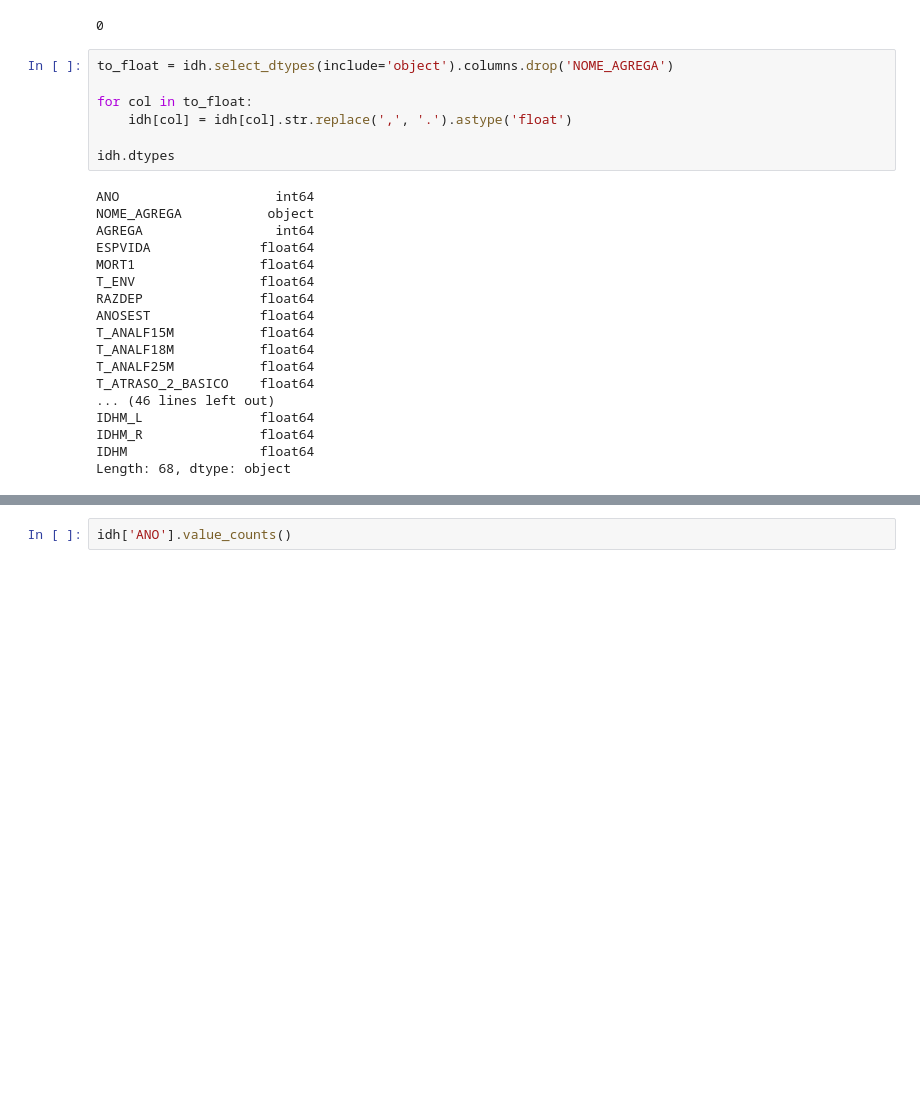
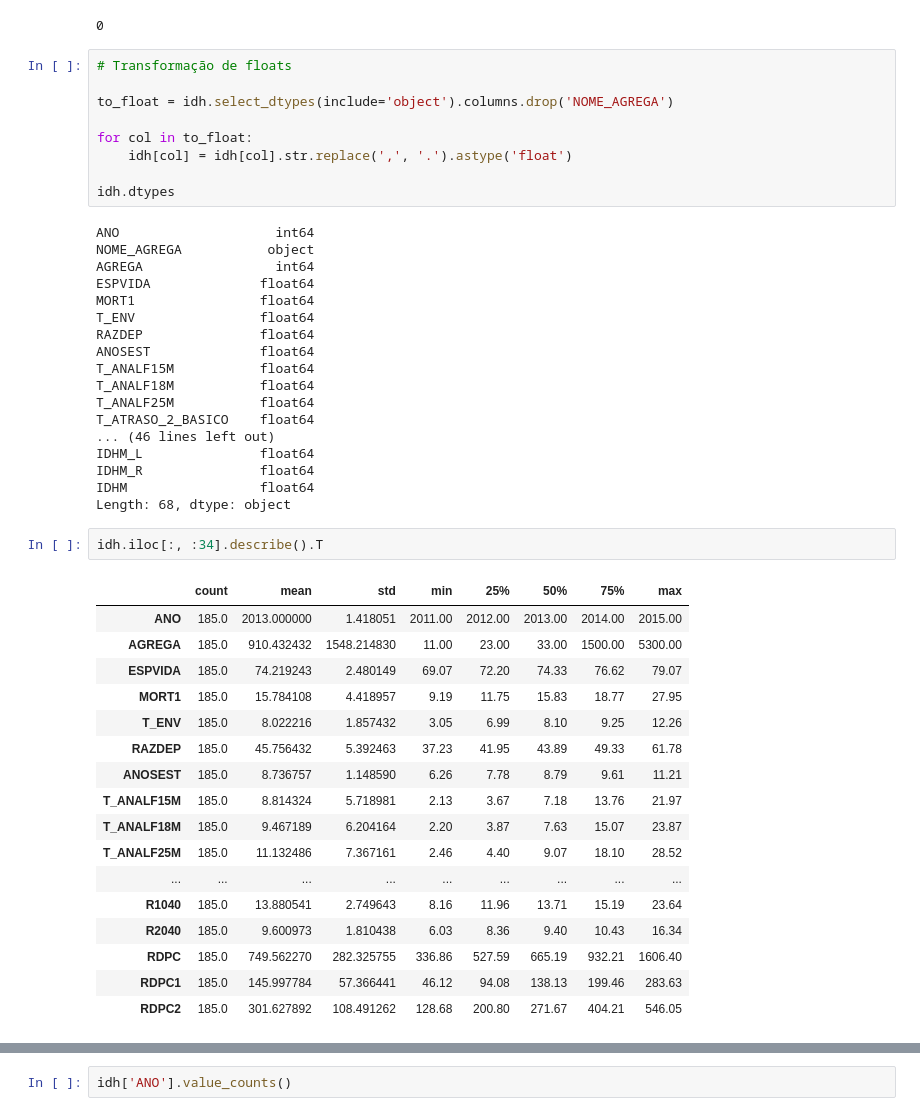
Before and after one commit to bambrozim/IDH-Brasil, a Jupyter notebook: IDH BRASIL.ipynb, the cells around one changed output, grey strips where cells are left out. Cells and saved outputs as stored; diff of their text form; blank space fills up the shorter version.

```diff
--- a/IDH BRASIL.ipynb
+++ b/IDH BRASIL.ipynb
@@ -28,6 +30,8 @@ idh.isnull().sum().sum()
 Series([], dtype: float64)
 0
 # %%
+# Transformação de floats
+
 to_float = idh.select_dtypes(include='object').columns.drop('NOME_AGREGA')
 
 for col in to_float:
@@ -52,3 +56,23 @@ IDHM_L               float64
 IDHM_R               float64
 IDHM                 float64
 Length: 68, dtype: object
+# %%
+idh.iloc[:, :34].describe().T
+# %% [output]
+|  | count | mean | std | min | 25% | 50% | 75% | max |
+| ANO | 185.0 | 2013.000000 | 1.418051 | 2011.00 | 2012.00 | 2013.00 | 2014.00 | 2015.00 |
+| AGREGA | 185.0 | 910.432432 | 1548.214830 | 11.00 | 23.00 | 33.00 | 1500.00 | 5300.00 |
+| ESPVIDA | 185.0 | 74.219243 | 2.480149 | 69.07 | 72.20 | 74.33 | 76.62 | 79.07 |
+| MORT1 | 185.0 | 15.784108 | 4.418957 | 9.19 | 11.75 | 15.83 | 18.77 | 27.95 |
+| T_ENV | 185.0 | 8.022216 | 1.857432 | 3.05 | 6.99 | 8.10 | 9.25 | 12.26 |
+| RAZDEP | 185.0 | 45.756432 | 5.392463 | 37.23 | 41.95 | 43.89 | 49.33 | 61.78 |
+| ANOSEST | 185.0 | 8.736757 | 1.148590 | 6.26 | 7.78 | 8.79 | 9.61 | 11.21 |
+| T_ANALF15M | 185.0 | 8.814324 | 5.718981 | 2.13 | 3.67 | 7.18 | 13.76 | 21.97 |
+| T_ANALF18M | 185.0 | 9.467189 | 6.204164 | 2.20 | 3.87 | 7.63 | 15.07 | 23.87 |
+| T_ANALF25M | 185.0 | 11.132486 | 7.367161 | 2.46 | 4.40 | 9.07 | 18.10 | 28.52 |
+| ... | ... | ... | ... | ... | ... | ... | ... | ... |
+| R1040 | 185.0 | 13.880541 | 2.749643 | 8.16 | 11.96 | 13.71 | 15.19 | 23.64 |
+| R2040 | 185.0 | 9.600973 | 1.810438 | 6.03 | 8.36 | 9.40 | 10.43 | 16.34 |
+| RDPC | 185.0 | 749.562270 | 282.325755 | 336.86 | 527.59 | 665.19 | 932.21 | 1606.40 |
+| RDPC1 | 185.0 | 145.997784 | 57.366441 | 46.12 | 94.08 | 138.13 | 199.46 | 283.63 |
+| RDPC2 | 185.0 | 301.627892 | 108.491262 | 128.68 | 200.80 | 271.67 | 404.21 | 546.05 |
```
Also changed, not shown: parts of 19 cells of this notebook.
